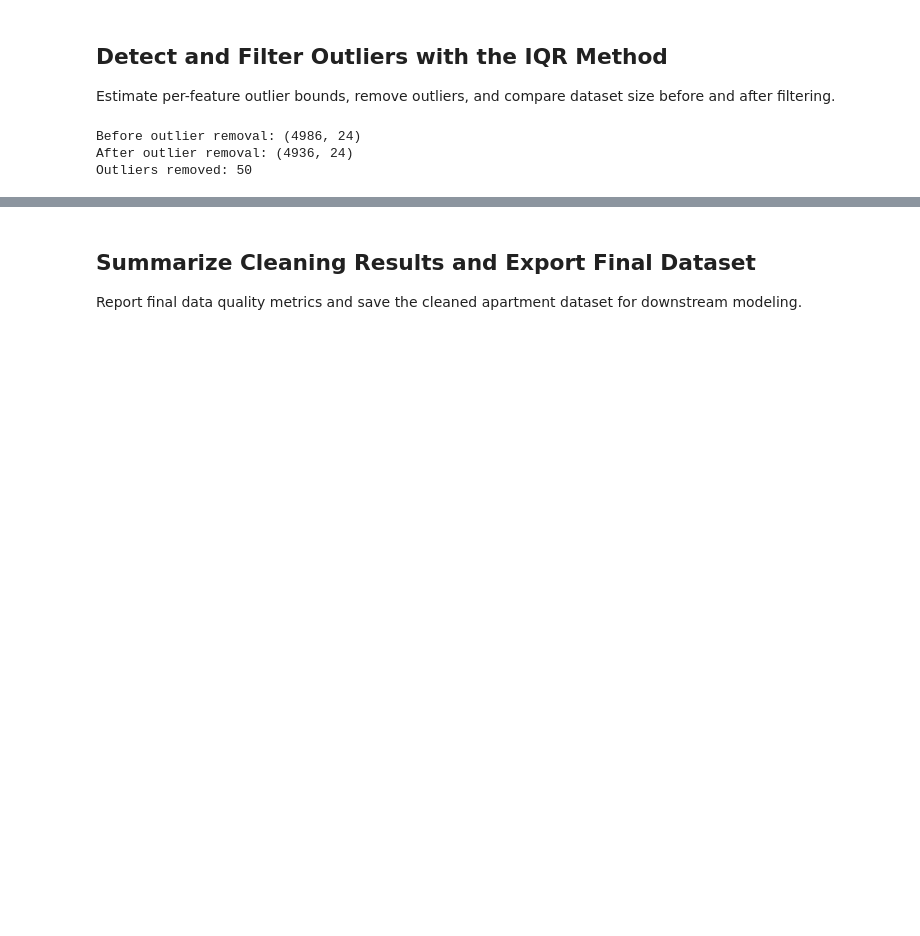
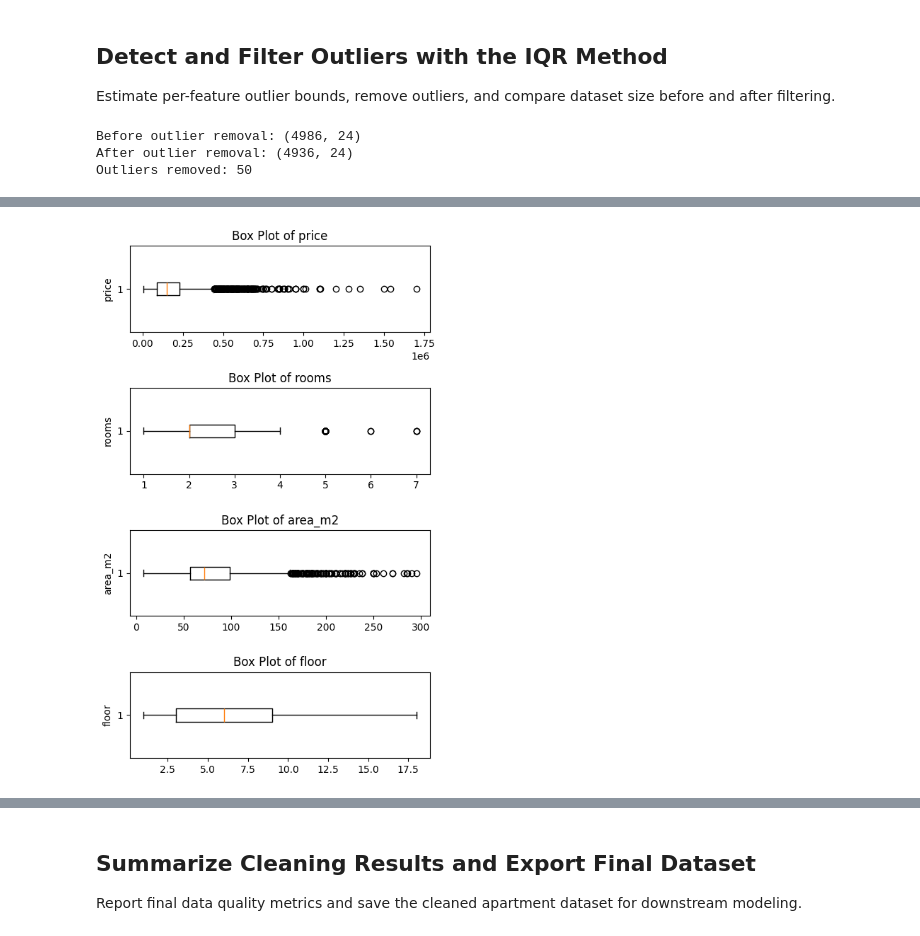
Before and after one commit to Bayrii/ai_project, a Jupyter notebook: notebooks/apartment/arenda-az-apartment-Data-Cleaning.ipynb, the cells around one changed output, grey strips where cells are left out. Cells and saved outputs as stored; diff of their text form; code cells hidden in the pictures; blank space fills up the shorter version.

```diff
--- a/notebooks/apartment/arenda-az-apartment-Data-Cleaning.ipynb
+++ b/notebooks/apartment/arenda-az-apartment-Data-Cleaning.ipynb
@@ -272,0 +326,5 @@ plot_numeric_distributions(df_clean_2, key_numeric_features)
+# %%
+df_clean_2 = df_clean_2[df_clean_2["price"] != 1850000].reset_index(drop=True)
+
+print("Rows with price 1850000 removed.")
+print("New cleaned dataset shape:", df_clean_2.shape)
@@ -272,0 +334,4 @@ plot_numeric_distributions(df_clean_2, key_numeric_features)
+# %%
+df_clean_2 = df_clean_2[df_clean_2["area_m2"] <= 300].reset_index(drop=True)
+print("Rows with area_m2 > 300 removed.")
+print("New cleaned dataset shape:", df_clean_2.shape)
@@ -272,0 +382,12 @@ plot_numeric_distributions(df_clean_2, key_numeric_features)
+# %%
+if "price_per_m2" not in df_clean_2.columns:
+    df_clean_2["price_per_m2"] = df_clean_2["price"] / df_clean_2["area_m2"].replace(0, np.nan)
+
+before_shape = df_clean_2.shape
+df_clean_2 = df_clean_2[df_clean_2["price_per_m2"] <= 8000].reset_index(drop=True)
+after_shape = df_clean_2.shape
+
+print("Rows with price_per_m2 > 8000 removed.")
+print("Before:", before_shape)
+print("After:", after_shape)
+print("Removed:", before_shape[0] - after_shape[0])
@@ -272,0 +464,14 @@ plot_numeric_distributions(df_clean_2, key_numeric_features)
+# %%
+# Delete rows with specific price_per_m2 values
+if "price_per_m2" not in df_clean_2.columns:
+    df_clean_2["price_per_m2"] = df_clean_2["price"] / df_clean_2["area_m2"].replace(0, np.nan)
+
+target_values = np.array([4897.959184, 553.571429])
+mask_to_remove = np.isclose(df_clean_2["price_per_m2"].to_numpy()[:, None], target_values[None, :], atol=1e-6).any(axis=1)
+
+before_rows = df_clean_2.shape[0]
+df_clean_2 = df_clean_2.loc[~mask_to_remove].reset_index(drop=True)
+after_rows = df_clean_2.shape[0]
+
+print("Removed rows with target price_per_m2 values:", before_rows - after_rows)
+print("New cleaned dataset shape:", df_clean_2.shape)
@@ -272,0 +493,4 @@ plot_numeric_distributions(df_clean_2, key_numeric_features)
+# %%
+plot_numeric_distributions(df_clean_2, key_numeric_features)
+# %% [output]
+[figure, added]
```
Also changed, not shown: parts of 48 cells of this notebook, 57 other files.
